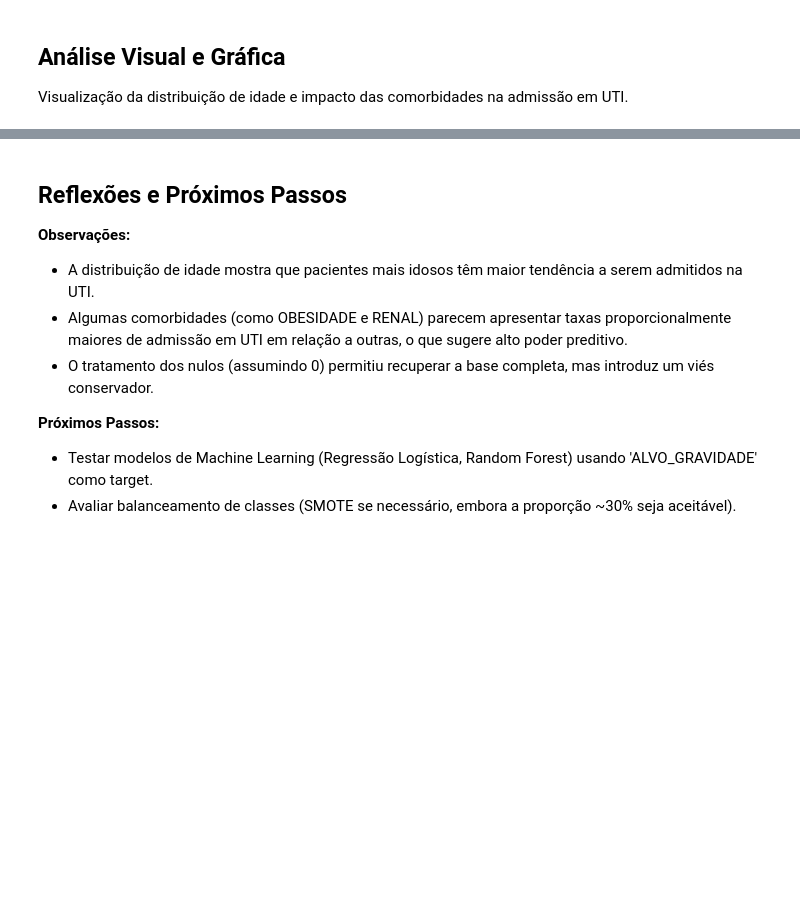
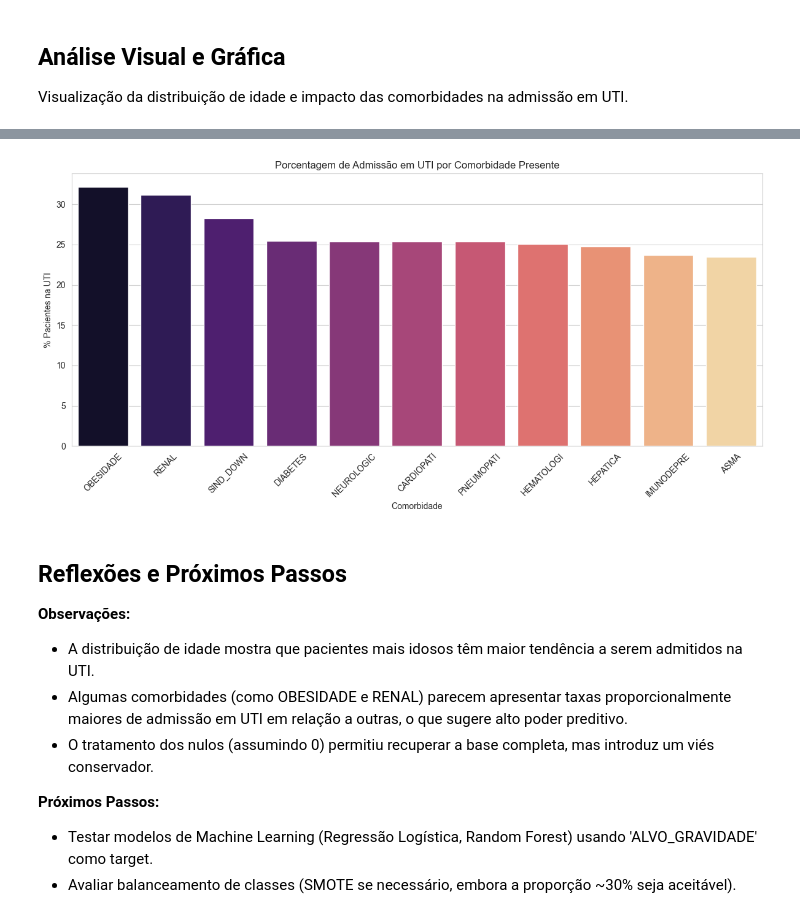
Before and after one commit to Andr3yGabriel/srag-analisis, a Jupyter notebook: main.ipynb, the cells around one changed output, grey strips where cells are left out. Cells and saved outputs as stored; diff of their text form; code cells hidden in the pictures; blank space fills up the shorter version.

```diff
--- a/main.ipynb
+++ b/main.ipynb
@@ -494,3 +493,41 @@ plt.show()
+# %%
+# Calculando % de UTI para quem tem cada comorbidade
+risco_comorbidade = []
+
+for col in cols_comorbidades:
+    pacientes_com_doenca = df_analise_filtrado[df_analise_filtrado[col] == 1]
+    if len(pacientes_com_doenca) > 0:
+        taxa_uti = pacientes_com_doenca['ALVO_GRAVIDADE'].mean() * 100
+        risco_comorbidade.append({
+            'Comorbidade': col,
+            '% UTI': taxa_uti
+        })
+
+df_risco = (
+    pd.DataFrame(risco_comorbidade)
+    .sort_values('% UTI', ascending=False)
+)
+
+plt.figure(figsize=(12, 6))
+
+sns.barplot(
+    x='Comorbidade',
+    y='% UTI',
+    hue='Comorbidade',
+    data=df_risco,
+    palette='magma',
+    legend=False
+)
+
+plt.title('Porcentagem de Admissão em UTI por Comorbidade Presente')
+plt.ylabel('% Pacientes na UTI')
+plt.xlabel('Comorbidade')
+plt.xticks(rotation=45)
+
+plt.tight_layout()
+plt.show()
+# %% [output]
+[figure, added]
 # %% [markdown]
 ## Reflexões e Próximos Passos
 
```
Also changed, not shown: parts of 10 cells of this notebook.
